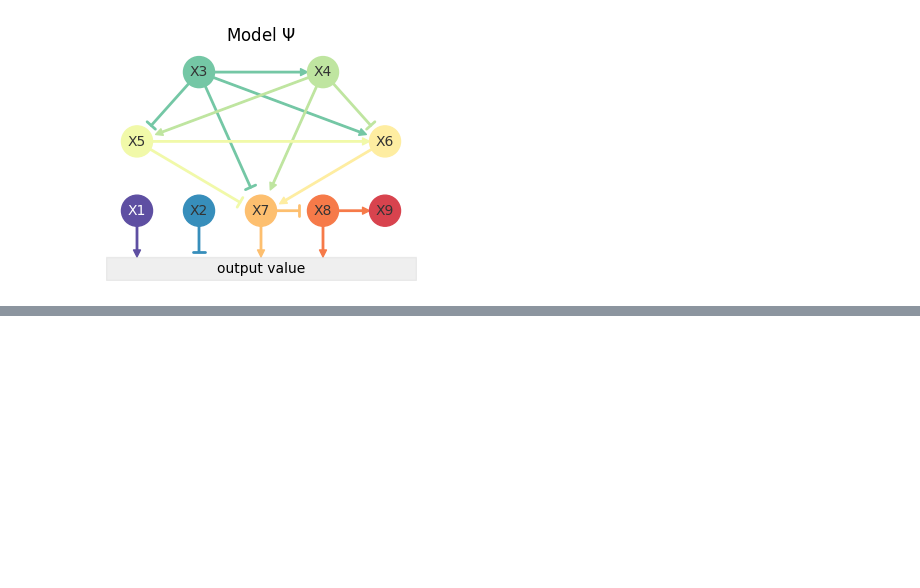
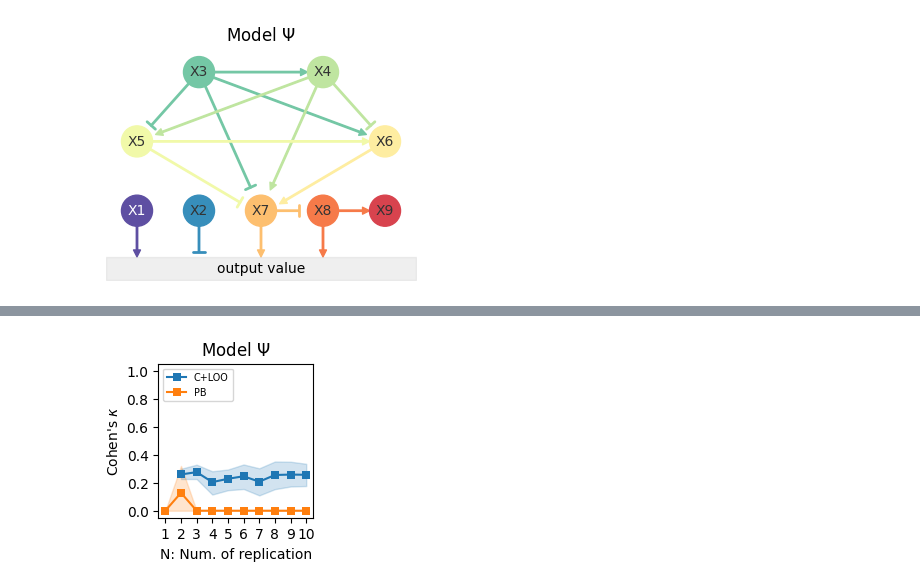
Before and after one commit to yo-aka-gene/WhyDOE, a Jupyter notebook: jupyternb/benchmark_circuit.ipynb, the cells around one changed output, grey strips where cells are left out. Saved outputs shown, nothing was run; the diff lists cells and outputs as text; code cells hidden in the pictures; blank space fills up the shorter version.

```diff
--- a/jupyternb/benchmark_circuit.ipynb
+++ b/jupyternb/benchmark_circuit.ipynb
@@ -205,22 +46,0 @@ if conf.savefig:
-# %%
-fig, ax = plt.subplots(figsize=(2, 2))
-
-
-sns.lineplot(
-    data=df[df.err == 1], x="n", y="cloo_metric", marker="s",
-    ax=ax, label=conditions["cloo"][0].metadata["design"],
-    markeredgewidth=0, errorbar=("ci", 95), n_boot=1000
-)
-sns.lineplot(
-    data=df[df.err == 1], x="n", y="pb_metric", marker="s",
-    ax=ax, label=conditions["pb"][0].metadata["design"],
-    markeredgewidth=0, errorbar=("ci", 95), n_boot=1000
-)
-ax.set_ylim(-0.05, 1.05)
-ax.set(title=conf.simulator().name, xlabel="N: Num. of replication", ylabel=f"Cohen's $\kappa$")
-ax.legend(loc="upper left", fontsize="x-small")
-ax.set_xticks(n_arr.tolist())
-ax.set_yticks(np.linspace(0, 1, 6).tolist())
-
-if conf.savefig:
-    fig.savefig(f"{conf.out}/benchmarks_default{conf.suffix}", **kwarg_savefig)
@@ -415,0 +63,12 @@ if conf.savefig:
+# %%
+for suffix, bm in pipe.configuration.items():
+
+    fig, ax = bm.plot_benchmarking(
+        unit_x_length=2, unit_y_length=2,
+        noise=1, show_dunnet=False
+    )
+
+    if conf.savefig:
+        fig.savefig(f"{conf.out}/benchmarks_default{suffix}", **kwarg_savefig)
+# %% [output]
+[figure, added]
```
Also changed, not shown: parts of 22 cells of this notebook, 30 other files.
